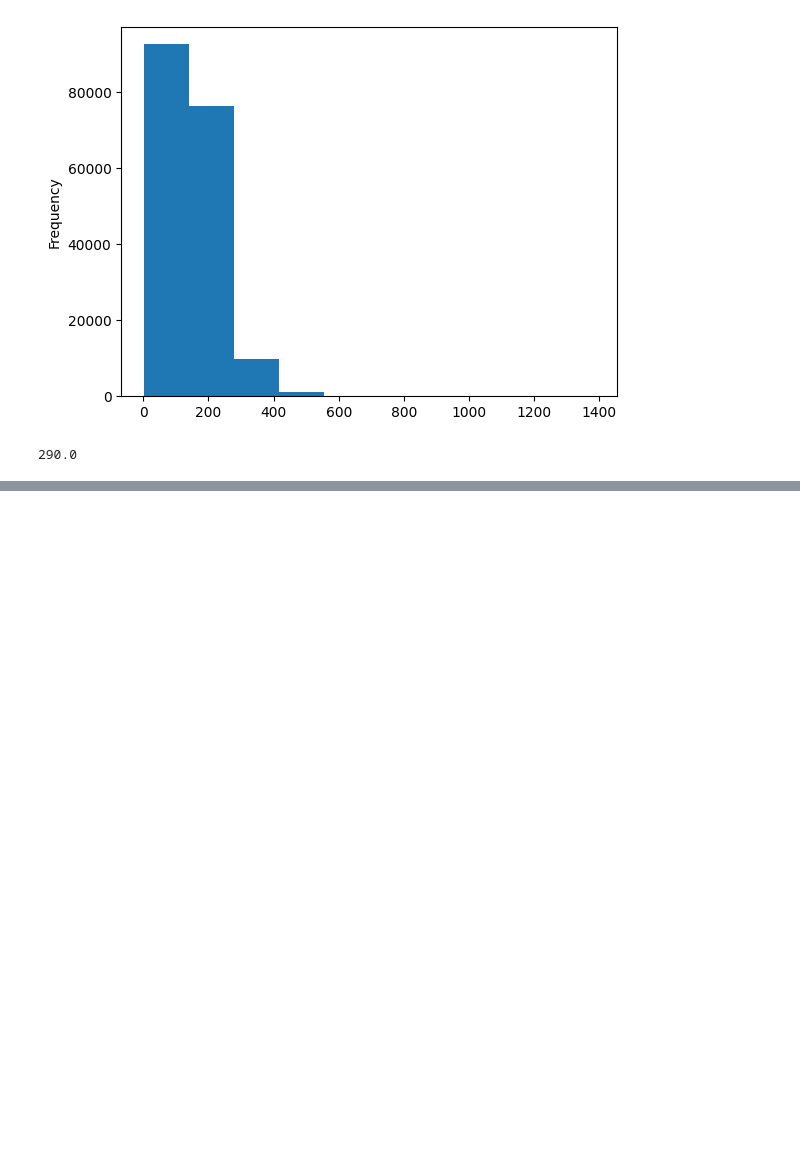
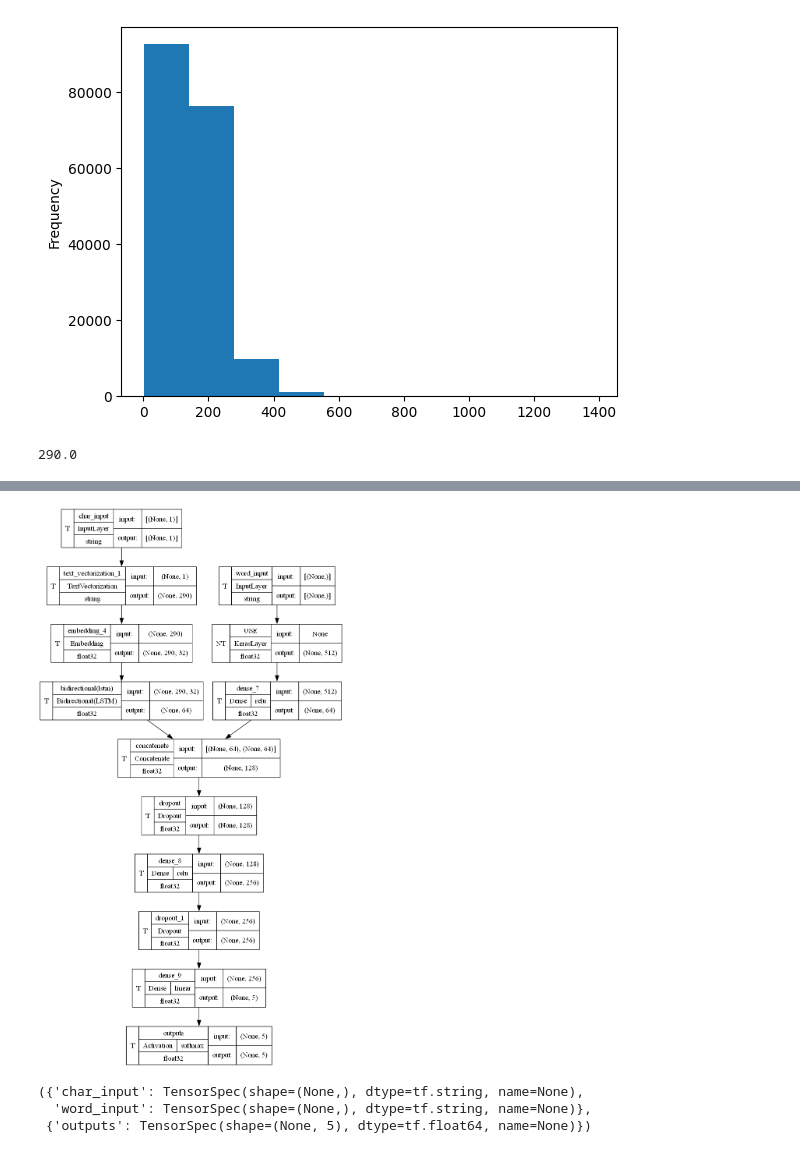
Before and after one commit to yehandineth/NLP_Learning, a Jupyter notebook: JSCReplication/skimlit.ipynb, the cells around one changed output, grey strips where cells are left out. Saved outputs shown, nothing was run; the diff lists cells and outputs as text; code cells hidden in the pictures; blank space fills up the shorter version.

```diff
--- a/JSCReplication/skimlit.ipynb
+++ b/JSCReplication/skimlit.ipynb
@@ -748,8 +645,7 @@ np.percentile(pd.Series(X_train).apply(len).to_numpy(), 95)
 290.0
 # %%
 character_vectorizer = TextVectorization(
-    max_tokens = 29,
-    split='character',
+    max_tokens = 28,
     output_sequence_length=290,
     standardize="lower_and_strip_punctuation",
 )
@@ -885,0 +744,40 @@ model_3_report - baseline_report
+# %%
+universal_sentence_encoder = hub.KerasLayer(
+    handle="https://www.kaggle.com/models/google/universal-sentence-encoder/TensorFlow2/universal-sentence-encoder/2",
+    trainable=False,
+    name='USE'
+)
+# %%
+input_character = keras.layers.Input(shape=(1,), dtype=tf.string, name='char_input')
+x1 = character_vectorizer(input_character)
+x1 = keras.layers.Embedding(input_dim=28,
+    output_dim=32,
+    mask_zero=False,)(x1)
+x1 = keras.layers.Bidirectional(keras.layers.LSTM(32))(x1)
+
+input_tokens = keras.layers.Input(shape=[], dtype=tf.string, name='word_input')
+x2 = universal_sentence_encoder(input_tokens, training=False)
+x2 = keras.layers.Dense(64, activation='relu')(x2)
+
+x = keras.layers.Concatenate(-1)([x1,x2])
+x = keras.layers.Dropout(0.5)(x)
+x = keras.layers.Dense(256, activation='relu')(x)
+x = keras.layers.Dropout(0.5)(x)
+x = keras.layers.Dense(NUM_CLASSES)(x)
+outputs = keras.layers.Activation(keras.activations.softmax, dtype=tf.float32, name='outputs')(x)
+
+model_4 = keras.Model(
+    inputs = {
+            'char_input' : input_character,
+            'word_input' : input_tokens
+        },
+    outputs= {
+        'outputs' : outputs
+        }
+    )
+
+model_4.compile(
+    optimizer= keras.optimizers.Adam(),
+    loss = CategoricalCrossentropy(),
+    metrics=['accuracy']#, keras.metrics.Precision(), keras.metrics.Recall(), keras.metrics.F1Score()]
+    )
@@ -885,0 +804,4 @@ model_3_report - baseline_report
+# %%
+plot_model(model_4)
+# %% [output]
+[figure, added]
@@ -885,0 +854,6 @@ model_3_report - baseline_report
+# %%
+train_dataset.element_spec
+# %% [output]
+({'char_input': TensorSpec(shape=(None,), dtype=tf.string, name=None),
+  'word_input': TensorSpec(shape=(None,), dtype=tf.string, name=None)},
+ {'outputs': TensorSpec(shape=(None, 5), dtype=tf.float64, name=None)})
```
Also changed, not shown: parts of 101 cells of this notebook, 1 other file.
